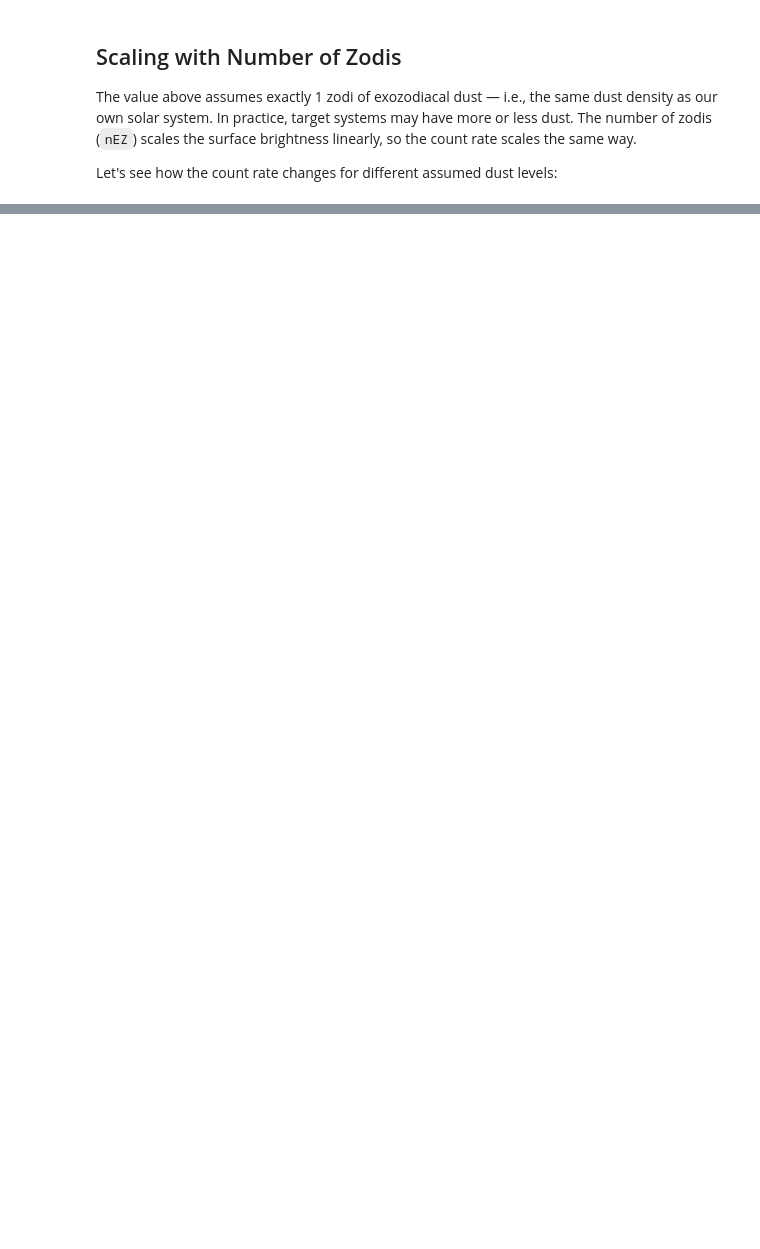
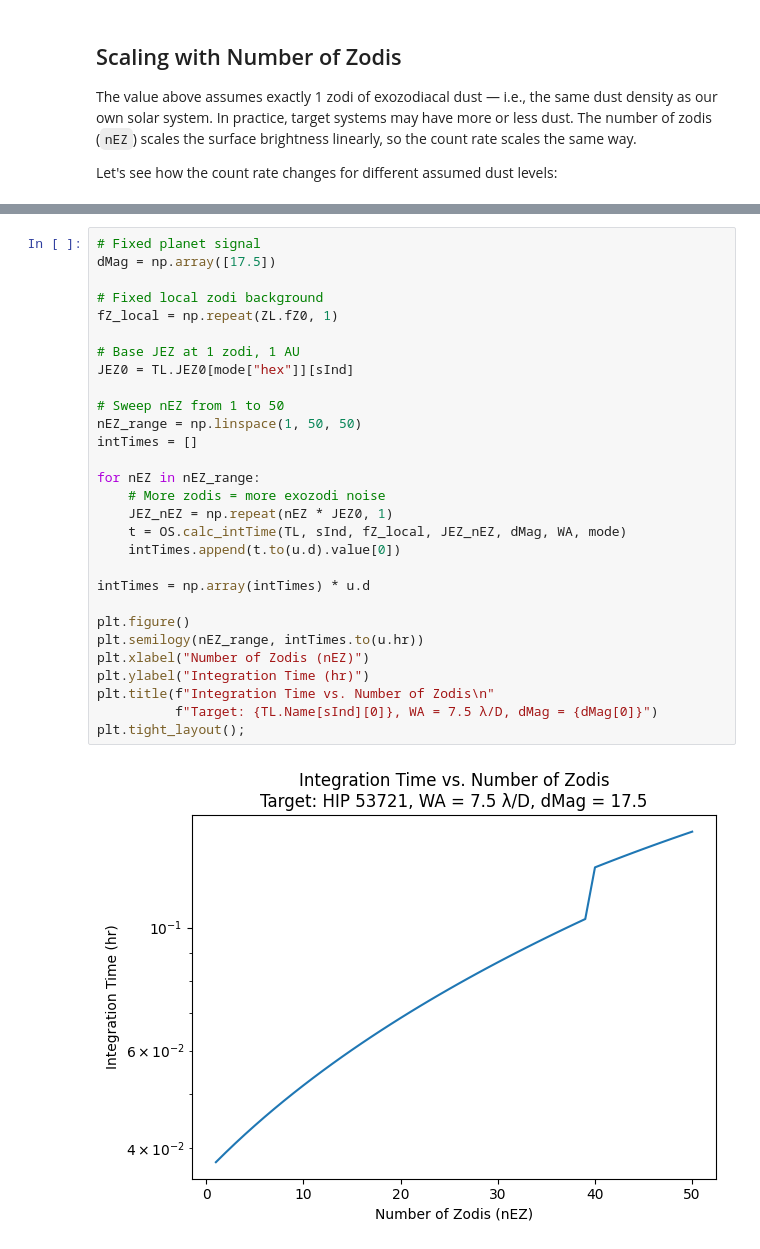
Before and after one commit to Hovik-Grigoryan/corgietc, a Jupyter notebook: Notebooks/09_Simulating_Extended_Source.ipynb, the cells around one changed output, grey strips where cells are left out. Cells and saved outputs as stored; diff of their text form; blank space fills up the shorter version.

```diff
--- a/Notebooks/09_Simulating_Extended_Source.ipynb
+++ b/Notebooks/09_Simulating_Extended_Source.ipynb
@@ -324,0 +295,31 @@ $$C_{\mathrm{ez}} = f_{Z,\mathrm{ez}} \times \mathtt{losses} \times \Omega \time
+# %%
+# Fixed planet signal
+dMag = np.array([17.5])
+
+# Fixed local zodi background
+fZ_local = np.repeat(ZL.fZ0, 1)
+
+# Base JEZ at 1 zodi, 1 AU
+JEZ0 = TL.JEZ0[mode["hex"]][sInd]
+
+# Sweep nEZ from 1 to 50
+nEZ_range = np.linspace(1, 50, 50)
+intTimes = []
+
+for nEZ in nEZ_range:
+    # More zodis = more exozodi noise
+    JEZ_nEZ = np.repeat(nEZ * JEZ0, 1)
+    t = OS.calc_intTime(TL, sInd, fZ_local, JEZ_nEZ, dMag, WA, mode)
+    intTimes.append(t.to(u.d).value[0])
+
+intTimes = np.array(intTimes) * u.d
+
+plt.figure()
+plt.semilogy(nEZ_range, intTimes.to(u.hr))
+plt.xlabel("Number of Zodis (nEZ)")
+plt.ylabel("Integration Time (hr)")
+plt.title(f"Integration Time vs. Number of Zodis\n"
+          f"Target: {TL.Name[sInd][0]}, WA = 7.5 λ/D, dMag = {dMag[0]}")
+plt.tight_layout();
+# %% [output]
+[figure, added]
```
Also changed, not shown: parts of 18 cells of this notebook, 1 other file.
